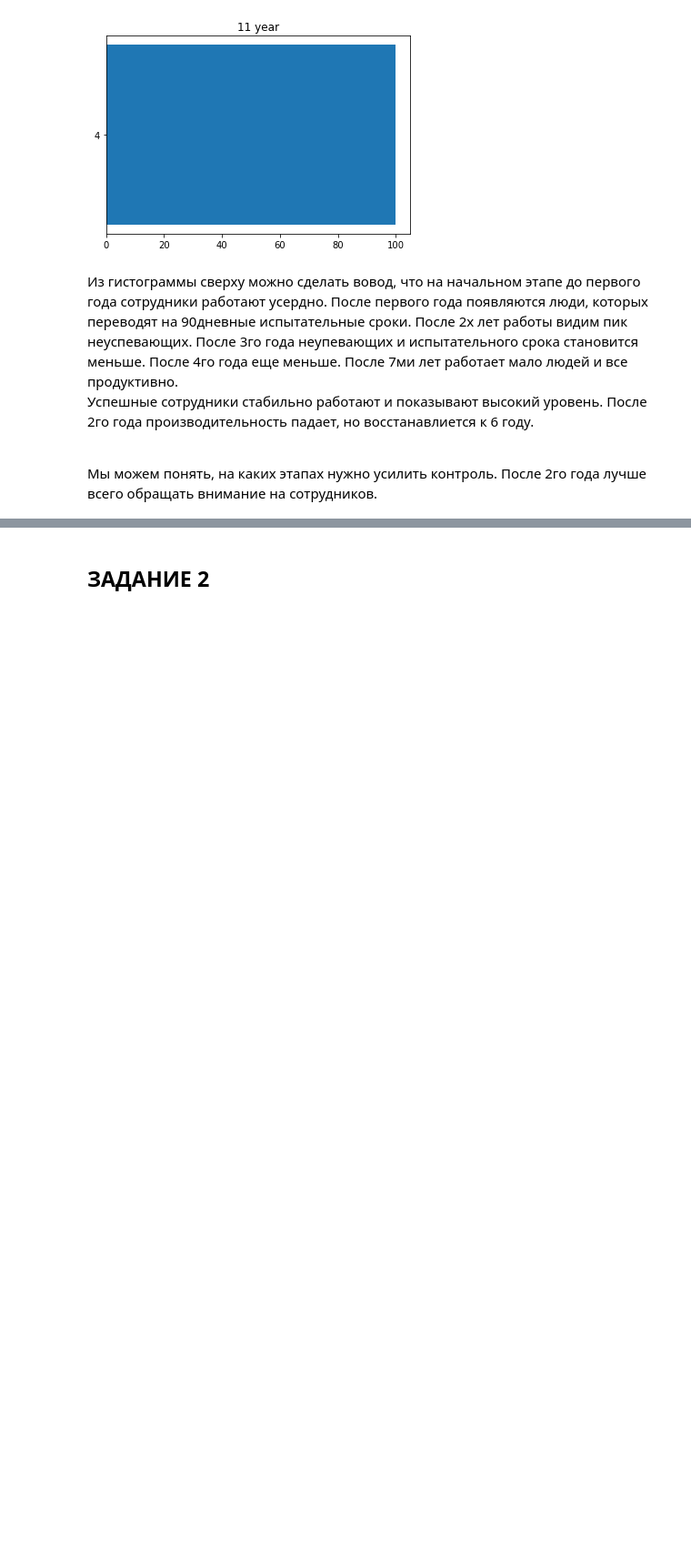
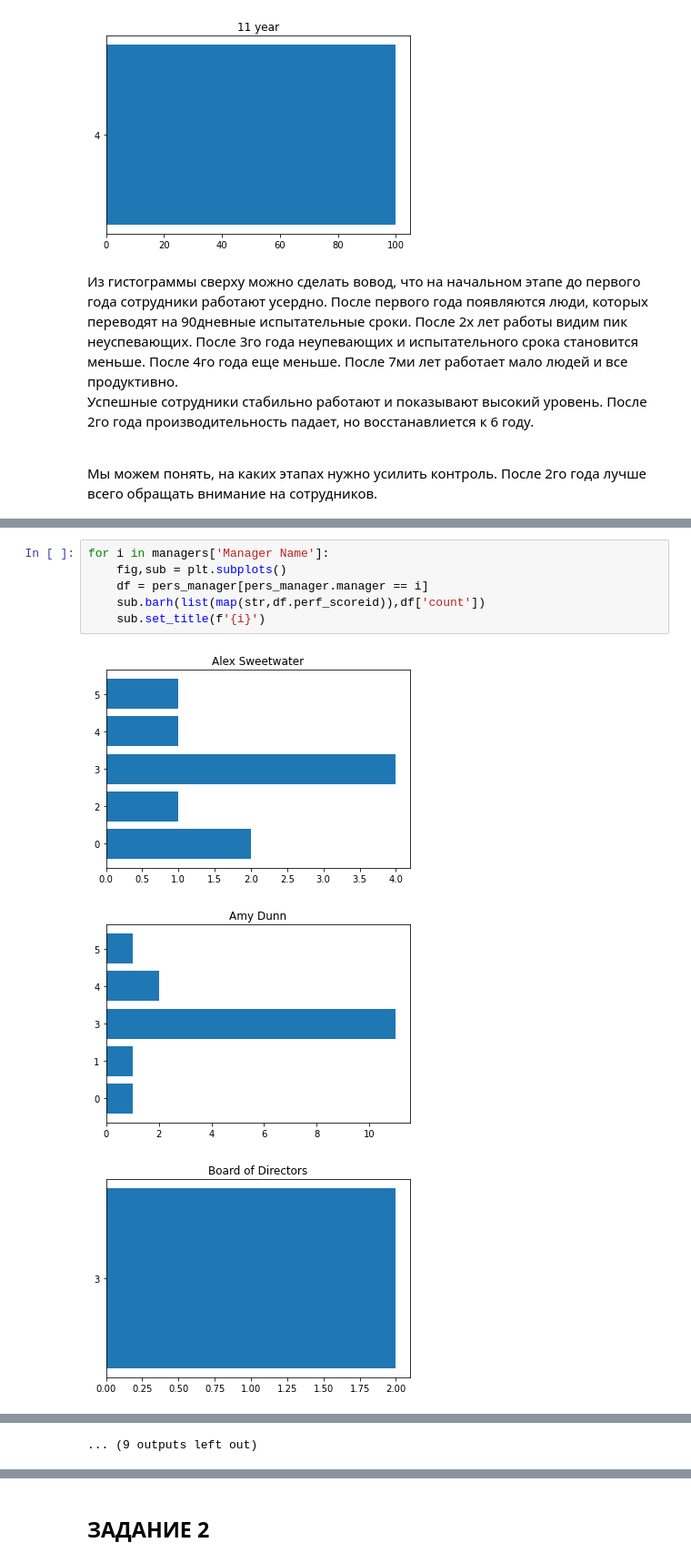
Before and after one commit to as4me/skillbox, a Jupyter notebook: Data Science. Analytics. First level/kurs/Coursework_analytics_2.ipynb, the cells around one changed output, grey strips where cells are left out. Shown at 91% size. Saved outputs shown, nothing was run; the diff lists cells and outputs as text; blank space fills up the shorter version.

```diff
--- a/Data Science. Analytics. First level/kurs/Coursework_analytics_2.ipynb
+++ b/Data Science. Analytics. First level/kurs/Coursework_analytics_2.ipynb
@@ -389,0 +390,10 @@ pers_manager.head()
+# %%
+for i in managers['Manager Name']:
+    fig,sub = plt.subplots()
+    df = pers_manager[pers_manager.manager == i]
+    sub.barh(list(map(str,df.perf_scoreid)),df['count'])
+    sub.set_title(f'{i}')
+# %% [output]
+[figure, added]
+[figure, added]
+[figure, added]
@@ -389,0 +409 @@ pers_manager.head()
+... (9 outputs left out)
```
Also changed, not shown: parts of 71 cells of this notebook, 2 other files.
